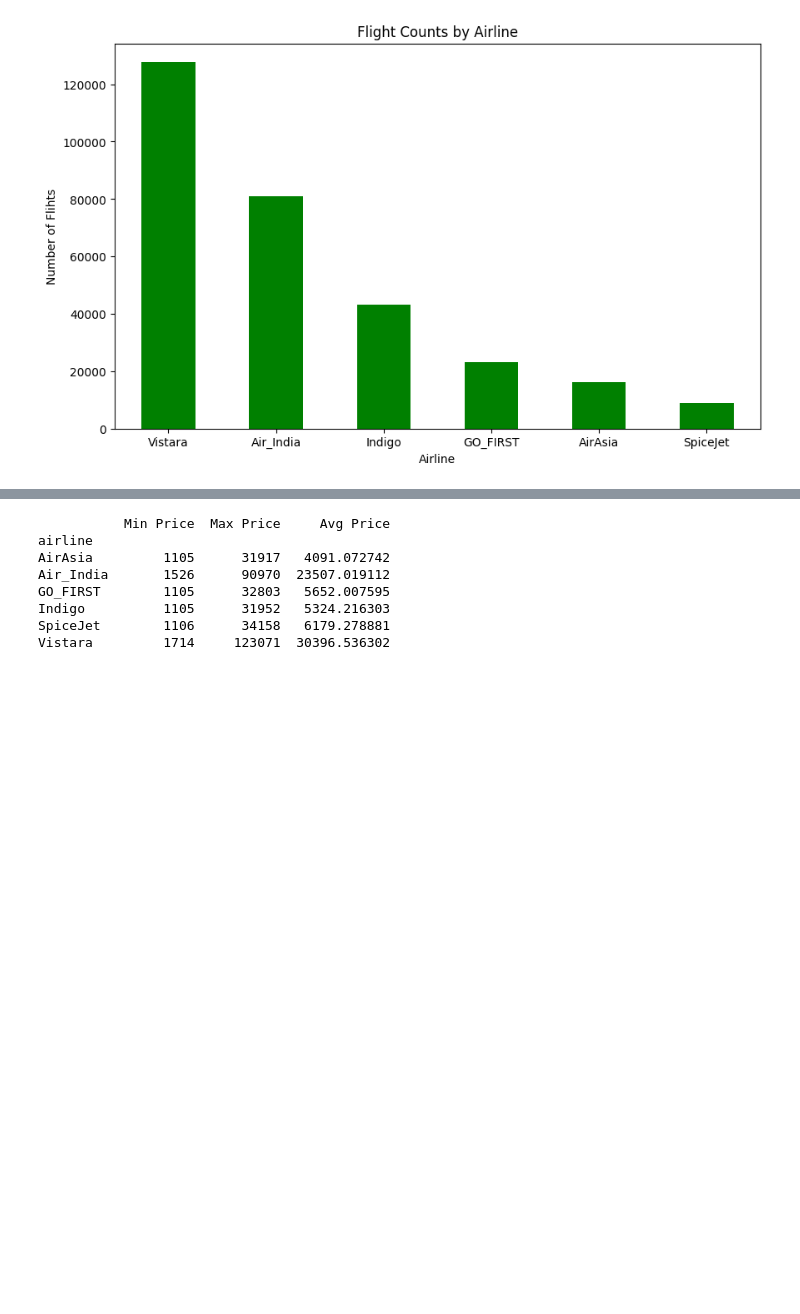
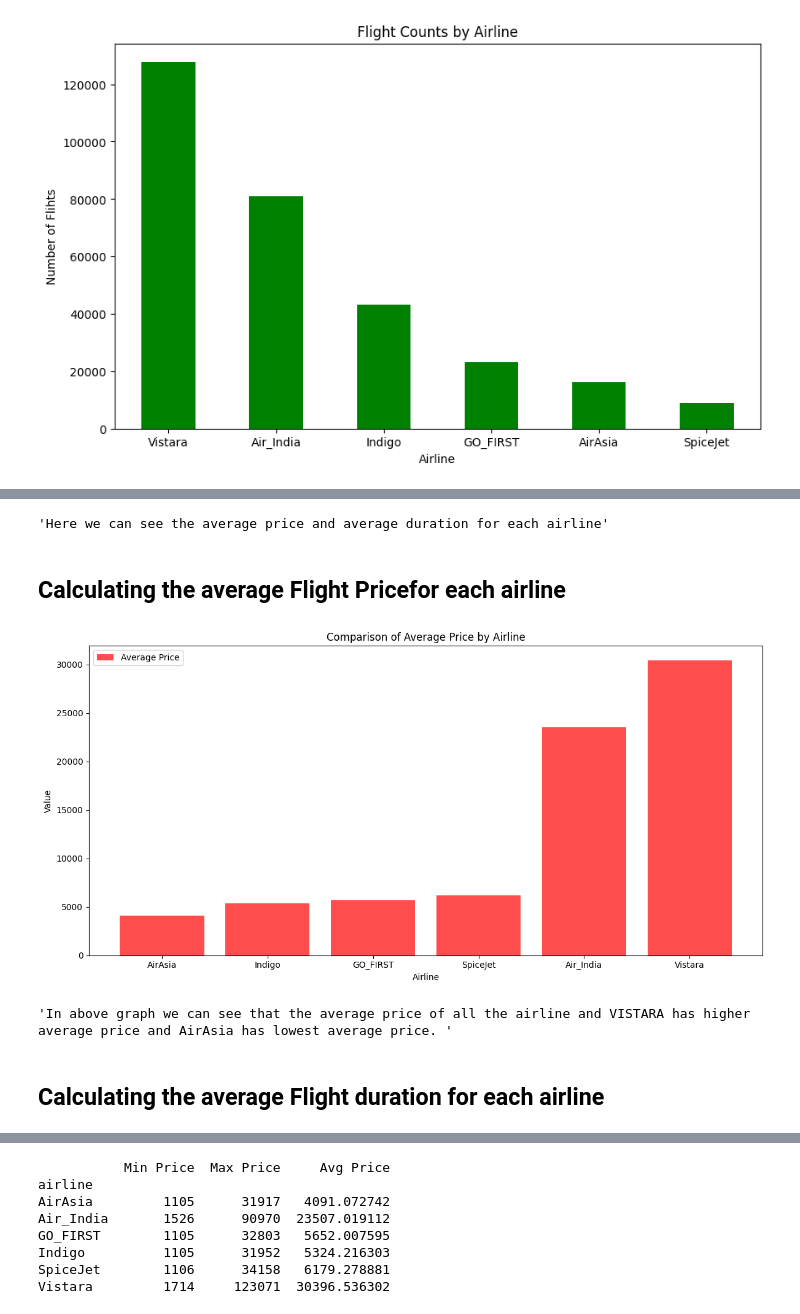
Before and after one commit to AbhishekThole/Flight_Data_Analysis, a Jupyter notebook: Flights_Data.ipynb, the cells around one changed output, grey strips where cells are left out. Drawn from its saved outputs; the diff is of its cells as text; code cells hidden in the pictures; blank space fills up the shorter version.

```diff
--- a/Flights_Data.ipynb
+++ b/Flights_Data.ipynb
@@ -183,0 +191,14 @@ plt.show()
+# %%
+#Now we are Calculating average prices for each airline
+average_prices = df.groupby('airline')['price'].mean()
+
+# and average flight durations for each airline
+average_durations = df.groupby('airline')['duration'].mean()
+
+# Creating a summary DataFrame
+summary_df = pd.DataFrame({
+    'average price': average_prices,
+    'average duration': average_durations
+}).reset_index()
+
+print(summary_df)
@@ -183,0 +213,6 @@ plt.show()
+# %%
+"""Here we can see the average price and average duration for each airline"""
+# %% [output]
+'Here we can see the average price and average duration for each airline'
+# %% [markdown]
+## Calculating the average Flight Pricefor each airline
@@ -183,0 +221,22 @@ plt.show()
+# %%
+sorted_summary_df_to_price = summary_df.sort_values(by='average price')
+# %%
+# Creating a bar chart to compare average price
+plt.figure(figsize=(12, 6))
+plt.bar(sorted_summary_df_to_price['airline'], sorted_summary_df_to_price['average price'], label='Average Price', alpha=0.7, color='r')
+# plt.bar(summary_df['airline'], summary_df['duration_to_price_ratio'], label='duration_to_price_ratio', alpha=0.7, color='g')
+plt.xlabel('Airline')
+plt.ylabel('Value')
+plt.title('Comparison of Average Price by Airline')
+# plt.xticks(rotation=90)
+plt.legend()
+plt.tight_layout()
+plt.show()
+# %% [output]
+[figure, added]
+# %%
+"""In above graph we can see that the average price of all the airline and VISTARA has higher average price and AirAsia has lowest average price. """
+# %% [output]
+'In above graph we can see that the average price of all the airline and VISTARA has higher average price and AirAsia has lowest average price. '
+# %% [markdown]
+## Calculating the average Flight duration for each airline
```
Also changed, not shown: parts of 71 cells of this notebook.
